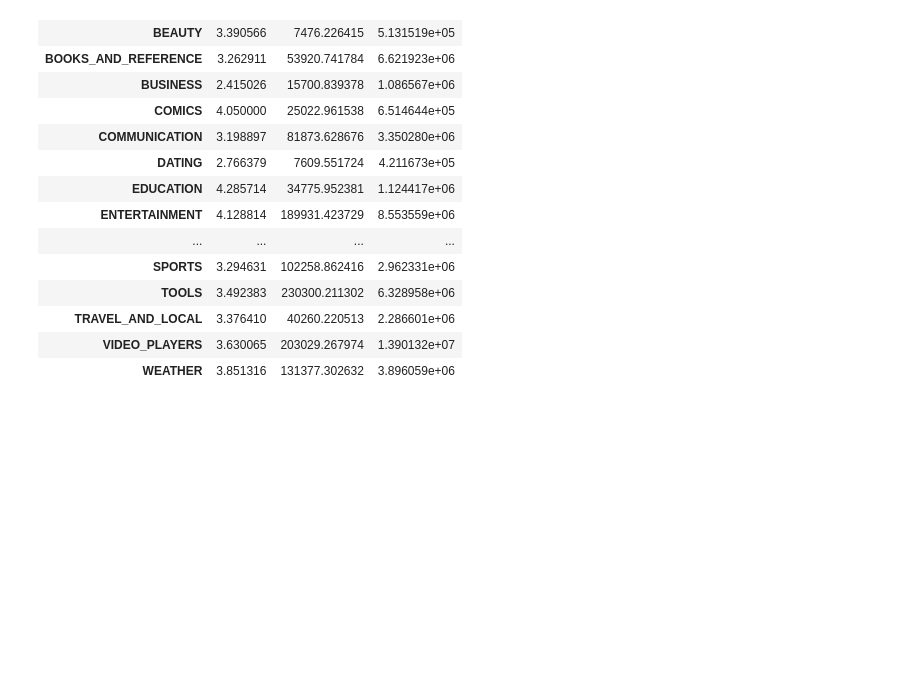
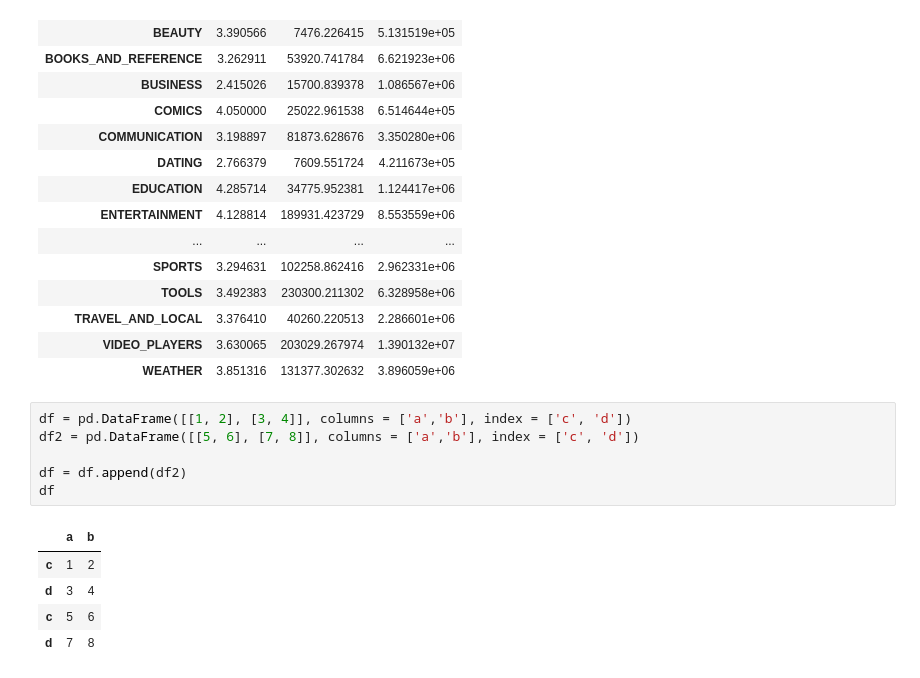
Before and after one commit to souravskr/Google-Play-Store-Analysis, a Jupyter notebook: Project/project.ipynb, the cells around one changed output. Drawn from its saved outputs; the diff is of its cells as text; blank space fills up the shorter version.

```diff
--- a/Project/project.ipynb
+++ b/Project/project.ipynb
@@ -157,3 +157,15 @@ groupedData.mean()
 | TRAVEL_AND_LOCAL | 3.376410 | 40260.220513 | 2.286601e+06 |
 | VIDEO_PLAYERS | 3.630065 | 203029.267974 | 1.390132e+07 |
 | WEATHER | 3.851316 | 131377.302632 | 3.896059e+06 |
+# %%
+df = pd.DataFrame([[1, 2], [3, 4]], columns = ['a','b'], index = ['c', 'd'])
+df2 = pd.DataFrame([[5, 6], [7, 8]], columns = ['a','b'], index = ['c', 'd'])
+
+df = df.append(df2)
+df
+# %% [output]
+|  | a | b |
+| c | 1 | 2 |
+| d | 3 | 4 |
+| c | 5 | 6 |
+| d | 7 | 8 |
```
Also changed, not shown: 18 other files.
